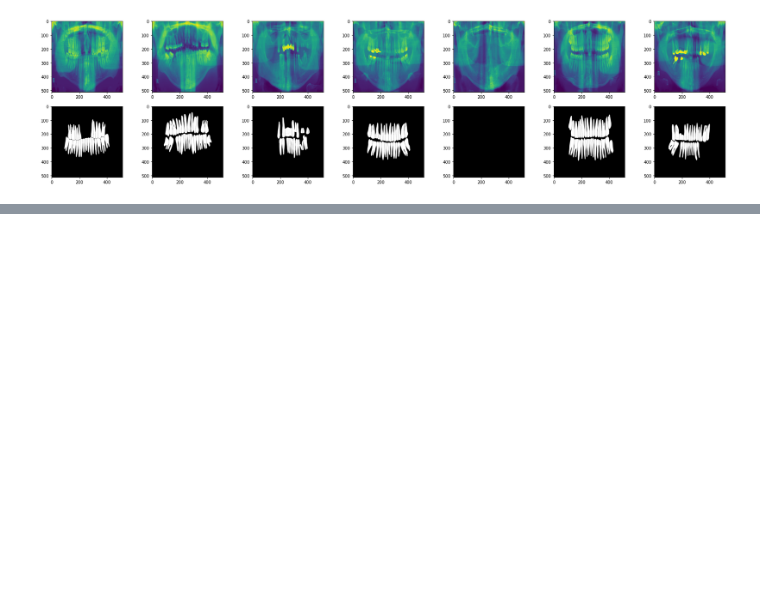
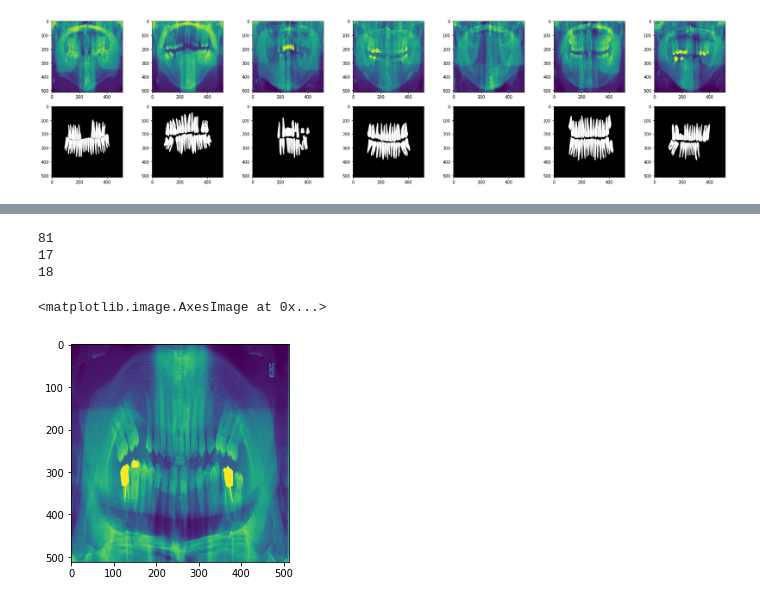
Before and after one commit to RobertSmithers/TeethSegmentation, a Jupyter notebook: loader.ipynb, the cells around one changed output, grey strips where cells are left out. Cells and saved outputs as stored; diff of their text form; code cells hidden in the pictures; blank space fills up the shorter version.

```diff
--- a/loader.ipynb
+++ b/loader.ipynb
@@ -17,7 +33,5 @@ import torch
 # %%
-# from numpy.core.fromnumeric import size
 ###Pre-Process DATA###
-from PIL import Image
 def convert_one_channel(img):
     #some images have 3 channels , although they are grayscale image
     if len(img.shape)>2:
@@ -27,25 +41,17 @@ def convert_one_channel(img):
         return img
 
 def pre_images(resize_shape,path):
-    # dirs=os.listdir(path)
-    # print(dirs)
-    # sizes=np.zeros([len(dirs),2])
-    # img=Image.open(path+dirs[0])
-    # sizes[0,:]=images.size
-    # images=(img.resize((resize_shape),Image.ANTIALIAS))
-    # images=convert_one_channel(np.asarray(images))
-    # print(images.shape)
-    # for i in range (1,len(dirs)):
-    # newsize=(1024,1024)
     img=Image.open(path)
+    # w,h=np.array(img).shape
+    # print(w,h)
       # print(img.size)
     img=img.resize((resize_shape),Image.ANTIALIAS)
     img=convert_one_channel(np.asarray(img))
-    # print(img.size)
-    # images=np.reshape(images,(len(dirs),resize_shape[0],resize_shape[1],1))
+    cv2.imwrite(path,img)
     return img
 
-# res=pre_images((512,512),'/content/d/Images/')
+# for index in range(10):
+#   pre_images((512,512),os.path.join('/content/d/Images', str(index+1)+'.png'))
 # ress=Image.open('/content/d/masked_img/1.png')
 # img=ress.resize((1024,512), Image.ANTIALIAS)
 # plt.imshow(img)
@@ -57,11 +77,13 @@ def pre_images(resize_shape,path):
 # %%
+###display some processed result
 fig = plt.figure(figsize = (30,7))
 for index in range(7):
-  file_path1 = os.path.join('original_img', str(index+1)+'.png')
-  file_path2 = os.path.join('masked_img', str(index+1)+'.png')
+  file_path1 = os.path.join('/content/d/Images', str(index+1)+'.png')
+  file_path2 = os.path.join('/content/d/masked_img', str(index+1)+'.png')
   # print(file_path)
   ax = fig.add_subplot(2, 7, index+1)
   plt.imshow(pre_images((512,512),file_path1))  #show result of converting every img to one color channel
+  # plt.imshow(cv2.imread(file_path1))
 
   ax = fig.add_subplot(2, 7, index+8)
   plt.imshow(cv2.imread(file_path2))
@@ -139,6 +204,7 @@ class dset(Dataset):
         sample = {'image': imx, 'annotation': imy}
         return sample
 # %%
+###initialize data_loaders
 tx_X = transforms.Compose([ transforms.Resize((512, 512)),
                               transforms.ToTensor(),
                               transforms.Normalize((0.5,), (0.5,))
@@ -146,10 +212,25 @@ tx_X = transforms.Compose([ transforms.Resize((512, 512)),
 tx_Y = transforms.Compose([ transforms.Resize((512, 512)),
                               transforms.ToTensor()
                               ])
-train_data = dset('data', train = True, test=False, transformX = tx_X, transformY = tx_Y)
-validation_data = dset('data', train = False,test=False,transformX = tx_X, transformY = tx_Y)
-test_data = dset('data', train = False, test=True,transformX = tx_X, transformY = tx_Y)
+train_data = dset('/content/d', train=True, test=False, transformX = tx_X, transformY = tx_Y)
+validation_data = dset('/content/d', train=False,test=False,transformX = tx_X, transformY = tx_Y)
+test_data = dset('/content/d', train=False, test=True,transformX = tx_X, transformY = tx_Y)
 
 train_loader = DataLoader(dataset=train_data, batch_size=2, shuffle=True, num_workers=2)
 validation_loader = DataLoader(dataset=validation_data, batch_size=2, shuffle=True, num_workers=2)
 test_loader = DataLoader(dataset=test_data, batch_size=2, shuffle=True, num_workers=2)
+# %%
+print(len(train_data))
+print(len(validation_data))
+print(len(test_data))
+# %% [output]
+81
+17
+18
+# %%
+# print(train_data[0]['image'])
+# plt.imshow(train_data[0]['image'].squeeze(0))
+plt.imshow(train_data[8]['image'].squeeze(0))
+# %% [output]
+<matplotlib.image.AxesImage at 0x...>
+[figure, added]
```
Also changed, not shown: parts of 16 cells of this notebook.
